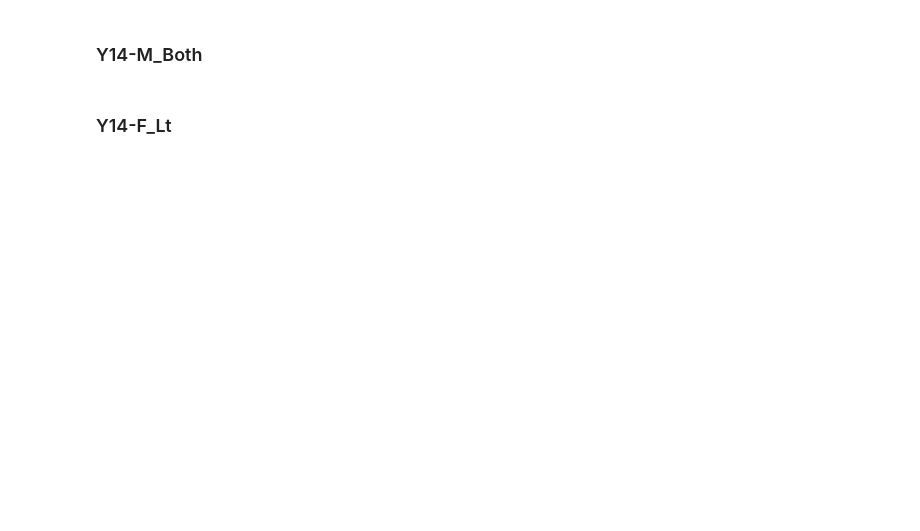
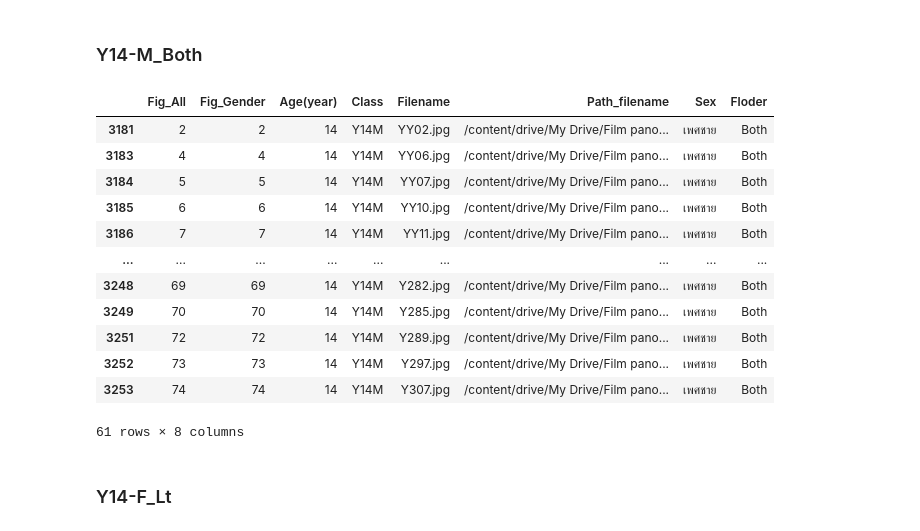
Before and after one commit to Athitiya00/efficientnet_keras_transfer_learning, a Jupyter notebook: สำเนาของ_ตัดรูป.ipynb, the cells around one changed output. Drawn from its saved outputs; the diff is of its cells as text; code cells hidden in the pictures; blank space fills up the shorter version.

```diff
--- a/สำเนาของ_ตัดรูป.ipynb
+++ b/สำเนาของ_ตัดรูป.ipynb
@@ -2446,6 +2443,20 @@ FileNotFoundError: ignored
 # %% [markdown]
 ### Y14-M_Both
 # %%
-# Y14M_1 = df[(df['Class'] == 'Y14M')&(df['Floder']=='Both')] #Y10M#ชาย
-# Y14M_1
+Y14M_1 = df[(df['Class'] == 'Y14M')&(df['Floder']=='Both')] #Y10M#ชาย
+Y14M_1
+# %% [output]
+|  | Fig_All | Fig_Gender | Age(year) | Class | Filename | Path_filename | Sex | Floder |
+| 3181 | 2 | 2 | 14 | Y14M | YY02.jpg | /content/drive/My Drive/Film pano... | เพศชาย | Both |
+| 3183 | 4 | 4 | 14 | Y14M | YY06.jpg | /content/drive/My Drive/Film pano... | เพศชาย | Both |
+| 3184 | 5 | 5 | 14 | Y14M | YY07.jpg | /content/drive/My Drive/Film pano... | เพศชาย | Both |
+| 3185 | 6 | 6 | 14 | Y14M | YY10.jpg | /content/drive/My Drive/Film pano... | เพศชาย | Both |
+| 3186 | 7 | 7 | 14 | Y14M | YY11.jpg | /content/drive/My Drive/Film pano... | เพศชาย | Both |
+| ... | ... | ... | ... | ... | ... | ... | ... | ... |
+| 3248 | 69 | 69 | 14 | Y14M | Y282.jpg | /content/drive/My Drive/Film pano... | เพศชาย | Both |
+| 3249 | 70 | 70 | 14 | Y14M | Y285.jpg | /content/drive/My Drive/Film pano... | เพศชาย | Both |
+| 3251 | 72 | 72 | 14 | Y14M | Y289.jpg | /content/drive/My Drive/Film pano... | เพศชาย | Both |
+| 3252 | 73 | 73 | 14 | Y14M | Y297.jpg | /content/drive/My Drive/Film pano... | เพศชาย | Both |
+| 3253 | 74 | 74 | 14 | Y14M | Y307.jpg | /content/drive/My Drive/Film pano... | เพศชาย | Both |
+61 rows × 8 columns
 # %%
```
Also changed, not shown: parts of 30 cells of this notebook.
